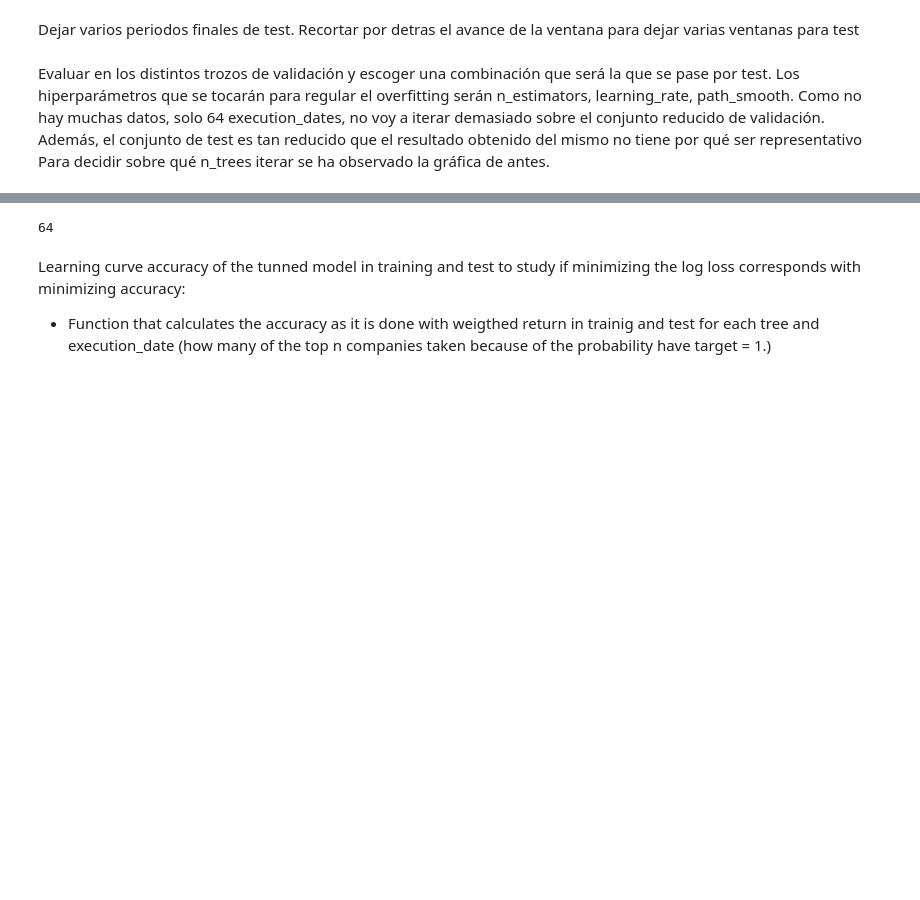
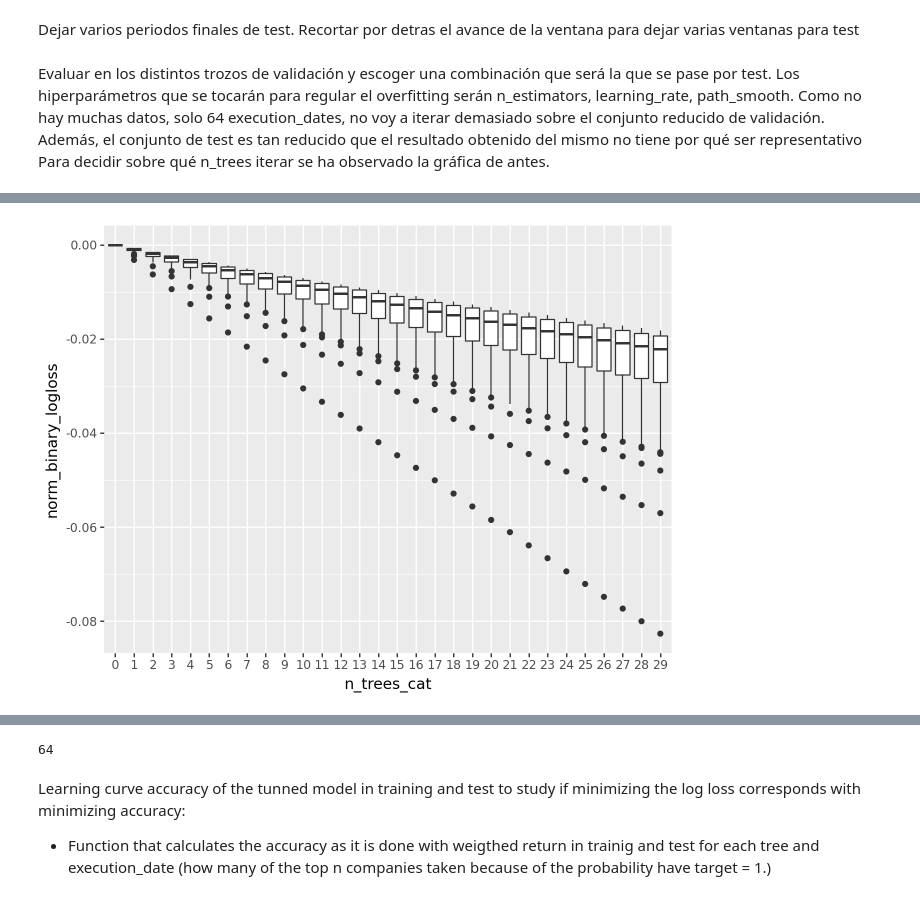
Before and after one commit to raqueel-ff/zrive-ds, a Jupyter notebook: src/module_5/module5.ipynb, the cells around one changed output, grey strips where cells are left out. Saved outputs shown, nothing was run; the diff lists cells and outputs as text; code cells hidden in the pictures; blank space fills up the shorter version.

```diff
--- a/src/module_5/module5.ipynb
+++ b/src/module_5/module5.ipynb
@@ -236,7 +226,7 @@ def train_model(train_set,test_set,n_estimators = 300):
 # %% [markdown]
 This is the function which receives an `execution_date` and splits the dataset between train and test, trains the models and evaluates the model in test. It returns a dictionary with the different evaluation metrics in train and test:
 # %%
-def run_model_for_execution_date(execution_date,all_results,all_predicted_tickers_list,all_models,n_estimators,include_nulls_in_test = False):
+def run_model_for_execution_date(execution_date,all_results,all_predicted_tickers_list,all_models,params,include_nulls_in_test = False):
         global train_set
         global test_set
         # split the dataset between train and test
@@ -251,7 +241,7 @@ def run_model_for_execution_date(execution_date,all_results,all_predicted_ticker
         if train_size > 0 and test_size>0:
             model, evals_result, X_train, X_test = train_model(train_set,
                                                               test_set,
-                                                              n_estimators = n_estimators)
+                                                              params=params)
 
             test_set['prob'] = model.predict(X_test)
             predicted_tickers = test_set.sort_values('prob', ascending = False)
@@ -631,0 +632,6 @@ ggplot(test_lc_25) + aes(x='n_trees_cat',y='norm_binary_logloss')+ geom_boxplot(
+# %%
+all_results_30, all_predicted_tickers_30, all_models_30 = results_hyp[30]
+train_lc_30 = return_norm_learning_curves("training",all_results_30)
+train_lc_30["n_trees_cat"] = pd.Categorical(train_lc_30['n_trees'],categories=sorted(train_lc_30['n_trees'].unique()))
+test_lc_30 = return_norm_learning_curves("valid_0",all_results_30)
+test_lc_30["n_trees_cat"] = pd.Categorical(test_lc_30['n_trees'],categories=sorted(test_lc_30['n_trees'].unique()))
@@ -631,0 +646,4 @@ ggplot(test_lc_25) + aes(x='n_trees_cat',y='norm_binary_logloss')+ geom_boxplot(
+# %%
+ggplot(train_lc_30) + aes(x='n_trees_cat',y='norm_binary_logloss')+ geom_boxplot()
+# %% [output]
+[figure, added]
```
Also changed, not shown: parts of 13 cells of this notebook.
